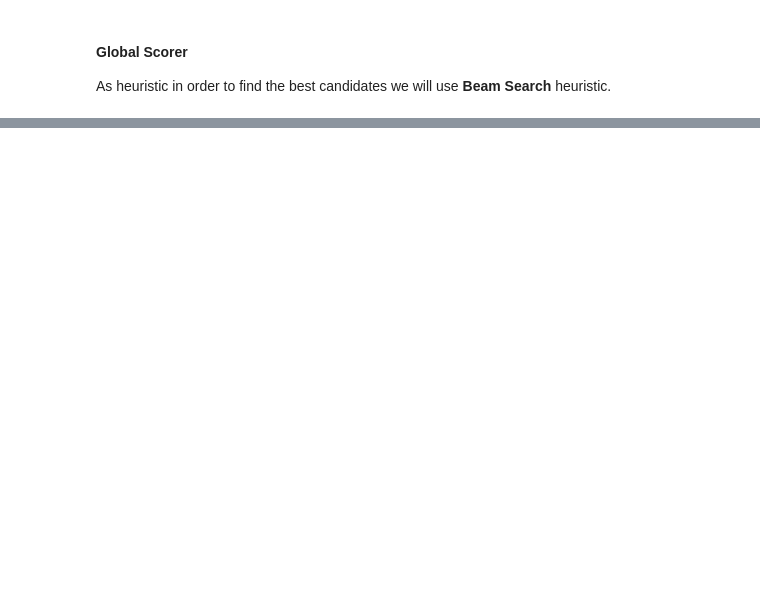
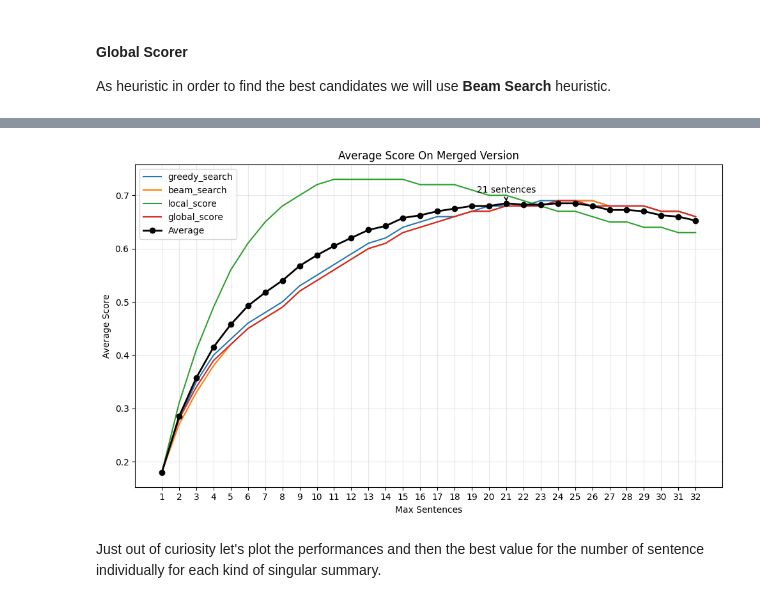
Before and after one commit to fedemarchits/Extractive-Summarization-with-LLMs-and-Heuristics, a Jupyter notebook: TrackB_fast_version.ipynb, the cells around one changed output, grey strips where cells are left out. Saved outputs shown, nothing was run; the diff lists cells and outputs as text; code cells hidden in the pictures; blank space fills up the shorter version.

```diff
--- a/TrackB_fast_version.ipynb
+++ b/TrackB_fast_version.ipynb
@@ -977,0 +564,6 @@ plot_summary_time(final_singular_times)
+# %%
+plot_avg_score(avg_score_across_all_tog, 'Average Score On Merged Version')
+# %% [output]
+[figure, added]
+# %% [markdown]
+Just out of curiosity let's plot the performances and then the best value for the number of sentence individually for each kind of singular summary.
```
Also changed, not shown: parts of 188 cells of this notebook.
